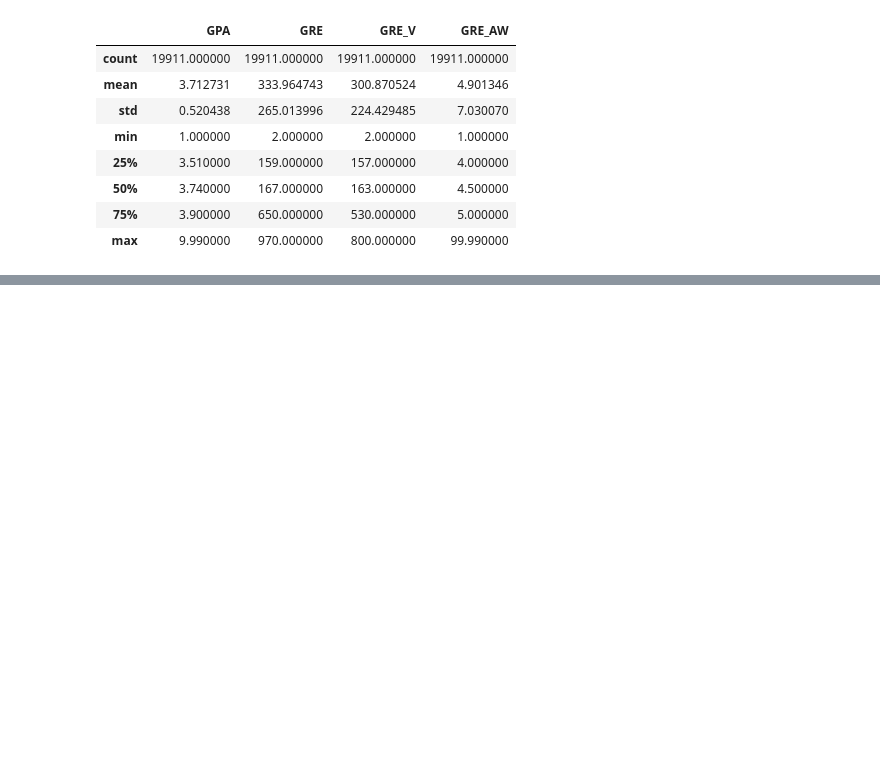
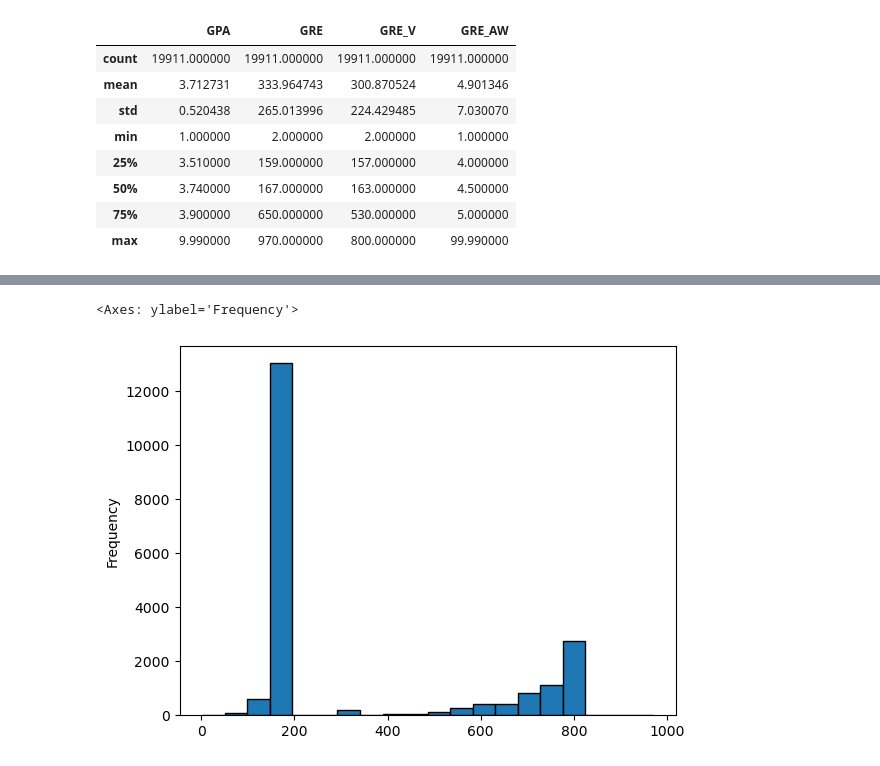
Before and after one commit to rasolonjanahary/Projet-de-fin-de-L2, a Jupyter notebook: grad_cafe_code.ipynb, the cells around one changed output, grey strips where cells are left out. Cells and saved outputs as stored; diff of their text form; code cells hidden in the pictures; blank space fills up the shorter version.

```diff
--- a/grad_cafe_code.ipynb
+++ b/grad_cafe_code.ipynb
@@ -129,0 +199,5 @@ sns.heatmap(corr_matrix ,annot=True, cmap="coolwarm")
+# %%
+df_clean["GRE"].plot(kind='hist', bins=20, edgecolor='black')
+# %% [output]
+<Axes: ylabel='Frequency'>
+[figure, added]
```
Also changed, not shown: parts of 18 cells of this notebook, 1 other file.
